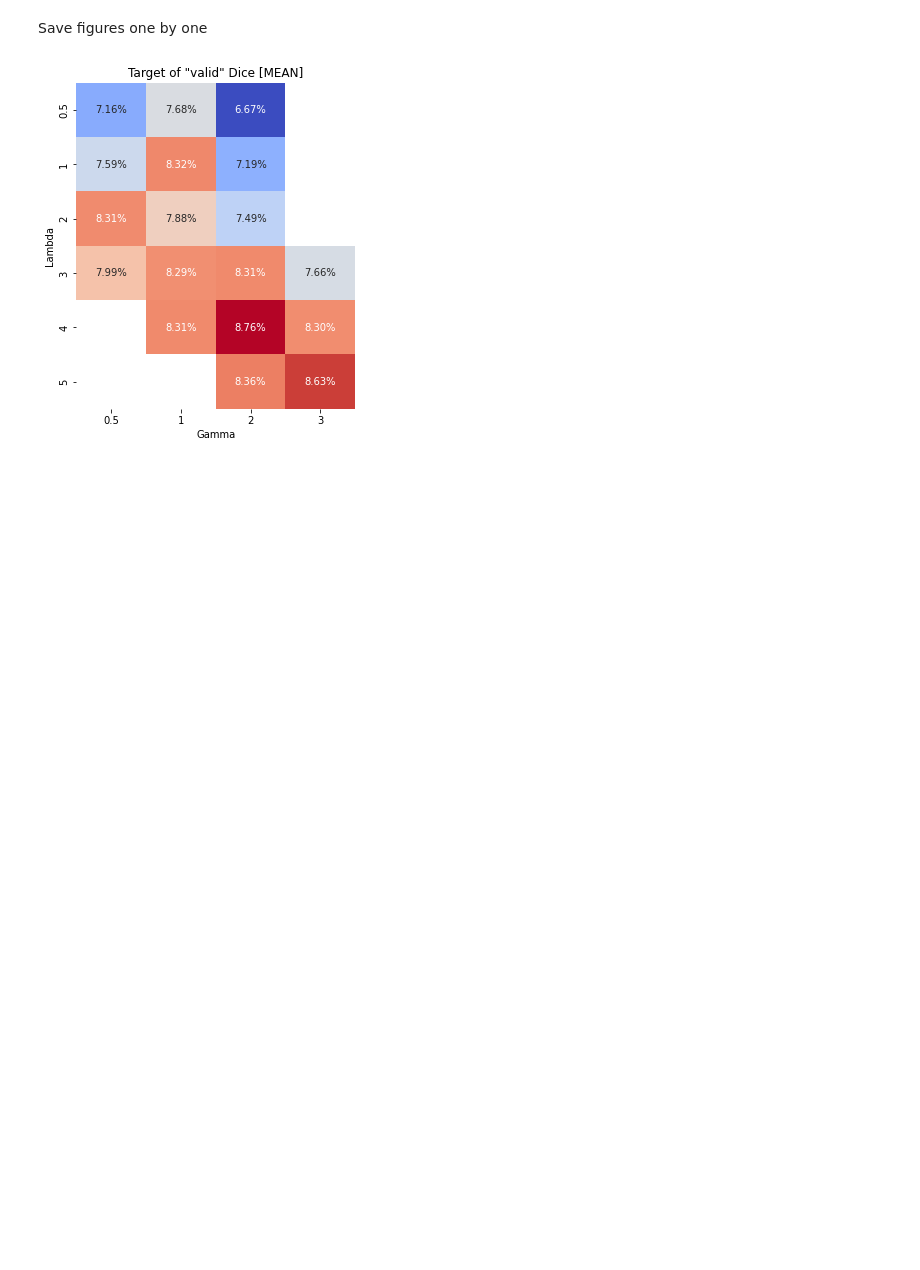
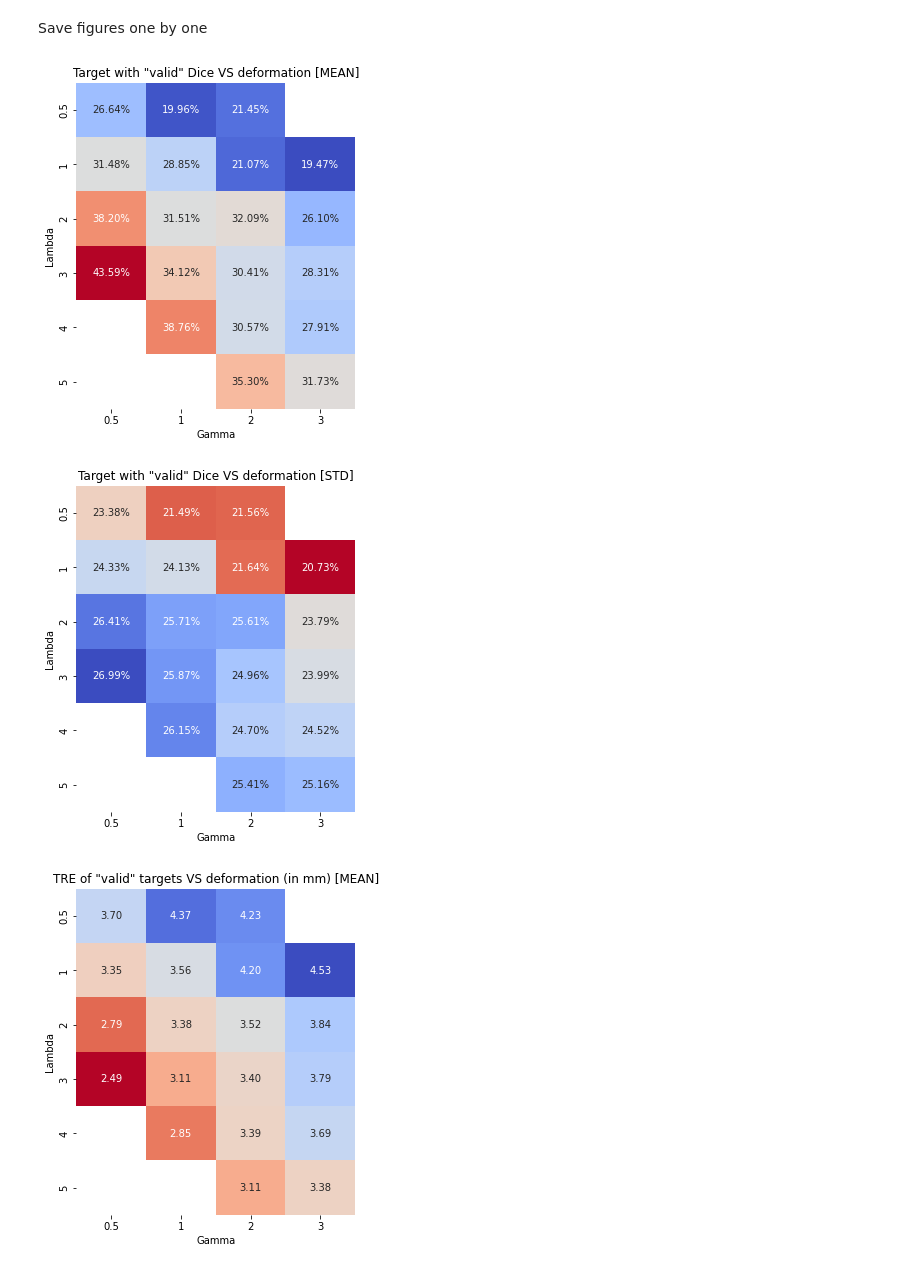
Before and after one commit to ilVecc/ProstMorph, a Jupyter notebook: notebooks/evaluation/results_batch.ipynb, the cells around one changed output. Drawn from its saved outputs; the diff is of its cells as text; code cells hidden in the pictures; blank space fills up the shorter version.

```diff
--- a/notebooks/evaluation/results_batch.ipynb
+++ b/notebooks/evaluation/results_batch.ipynb
@@ -178,7 +14,7 @@ def store_stats(stats, results, l, g, good_dice_threshold=0.25):
 path_results = Path(r"../../results")
 l_labels = ('0', '0.5', '1', '2', '3', '4', '5')
 g_labels = ('0', '0.5', '1', '2', '3')
-stats = init_stats(l_labels, g_labels)
+stats = init_stats(len(l_labels), len(g_labels))
 for r in path_results.rglob("results*"):
     info = r.stem.split("_")
     if len(info) > 3:
@@ -265,9 +103,9 @@ plt.show()
 # %% [markdown]
 Save figures one by one
 # %%
-def save_plot(subject, stage, how, what, value, show=False, exclude_zero=False):
+def save_plot(subject, stage, how, what, value, show=False, exclude_zero=True):
     stats_to_plot = stats[subject][stage]
-    stats_to_plot, focus = (stats_to_plot[how], f"{stage}_{how}") if stage == "final" and subject == "target" else (stats_to_plot, f"{stage}")
+    stats_to_plot, focus = (stats_to_plot[how], f"{stage}_{how}") if stage != "pre" and subject == "target" else (stats_to_plot, f"{stage}")
     stats_to_plot = stats_to_plot[what] if what == "ratio" else stats_to_plot[what][value]
     stats_to_plot = stats_to_plot[1:, 1:] if exclude_zero else stats_to_plot
     fmt = ".2f" if what == "error" else ".2%"
@@ -281,34 +119,71 @@ def save_plot(subject, stage, how, what, value, show=False, exclude_zero=False):
     if subject == "target":
         if how == "good":
             description = ", when Dice > 25%"
         elif how == "valid":
             description = ", when Dice is valid"
         else:
             description = f", when Dice is {how}"
     else:
         description = ""
     cmap = "coolwarm_r" if what == "error" or (value == "std" and what != "ratio") else "coolwarm"
 
     _, ax = plt.subplots(figsize=(5, 6))
     sns.heatmap(
         stats_to_plot,
         annot=True, fmt=fmt,
         xticklabels=g_labels[(1 if exclude_zero else 0):], yticklabels=l_labels[(1 if exclude_zero else 0):],
         cmap=cmap, cbar=False,
         ax=ax)
     if what == "dice":
-        ax.set_title(f"{subject.capitalize()} of \"{how}\" Dice{situation} [{value.upper()}]")
+        ax.set_title(f"{subject.capitalize()} with \"{how}\" Dice{situation} [{value.upper()}]")
     elif what == "ratio":
         ax.set_title(f"Distribution of \"{how}\" targets [{what.upper()}]")
     else:
         ax.set_title(f"TRE of \"{how}\" targets{situation} (in mm) [{value.upper()}]")
     ax.set_xlabel("Gamma")
     ax.set_ylabel("Lambda")
     if show:
         plt.show()
     else:
-        plt.savefig(f"figures/{subject}_{focus}_{topic}.pdf", bbox_inches="tight")
+        plt.savefig(f"figures/{subject}_{focus}_{topic}{'' if exclude_zero else '_zero'}.pdf", bbox_inches="tight")
 
-save_plot(subject="target", stage="final", how="valid", what="dice", value="mean", show=True, exclude_zero=True)
+# save_plot(subject="prostate", stage="final", how="valid", what="dice", value="mean", show=False, exclude_zero=False)
+# save_plot(subject="prostate", stage="final", how="valid", what="dice", value="std", show=False, exclude_zero=False)
+# save_plot(subject="prostate", stage="final", how="valid", what="dice", value="mean", show=False)
+# save_plot(subject="prostate", stage="final", how="valid", what="dice", value="std", show=False)
+#
+# save_plot(subject="target", stage="final", how="valid", what="ratio", value="", show=False)
+# save_plot(subject="target", stage="final", how="valid", what="dice", value="mean", show=False)
+# save_plot(subject="target", stage="final", how="valid", what="dice", value="std", show=False)
+# save_plot(subject="target", stage="final", how="valid", what="error", value="mean", show=False)
+# save_plot(subject="target", stage="final", how="valid", what="error", value="std", show=False)
+#
+# save_plot(subject="target", stage="final", how="good", what="ratio", value="", show=False)
+# save_plot(subject="target", stage="final", how="good", what="dice", value="mean", show=False)
+# save_plot(subject="target", stage="final", how="good", what="dice", value="std", show=False)
+# save_plot(subject="target", stage="final", how="good", what="error", value="mean", show=False)
+# save_plot(subject="target", stage="final", how="good", what="error", value="std", show=False)
+#
+# save_plot(subject="prostate", stage="pre", how="", what="dice", value="mean", show=False)
+# save_plot(subject="prostate", stage="pre", how="", what="dice", value="std", show=False)
+# save_plot(subject="prostate", stage="def", how="", what="dice", value="mean", show=False)
+# save_plot(subject="prostate", stage="def", how="", what="dice", value="std", show=False)
+#
+# save_plot(subject="target", stage="pre", how="", what="dice", value="mean", show=False)
+# save_plot(subject="target", stage="pre", how="", what="dice", value="std", show=False)
+# save_plot(subject="target", stage="pre", how="", what="error", value="mean", show=False)
+# save_plot(subject="target", stage="pre", how="", what="error", value="std", show=False)
+
+save_plot(subject="target", stage="def", how="valid", what="dice", value="mean", show=False)
+save_plot(subject="target", stage="def", how="valid", what="dice", value="std", show=False)
+save_plot(subject="target", stage="def", how="valid", what="error", value="mean", show=False)
+save_plot(subject="target", stage="def", how="valid", what="error", value="std", show=False)
+
+save_plot(subject="target", stage="def", how="good", what="dice", value="mean", show=False)
+save_plot(subject="target", stage="def", how="good", what="dice", value="std", show=False)
+save_plot(subject="target", stage="def", how="good", what="error", value="mean", show=False)
+save_plot(subject="target", stage="def", how="good", what="error", value="std", show=False)
 # %% [output]
-[figure, old version]
+[figure, new version]
+[figure, added]
+[figure, added]
```
Also changed, not shown: parts of 5 cells of this notebook, 34 other files.
